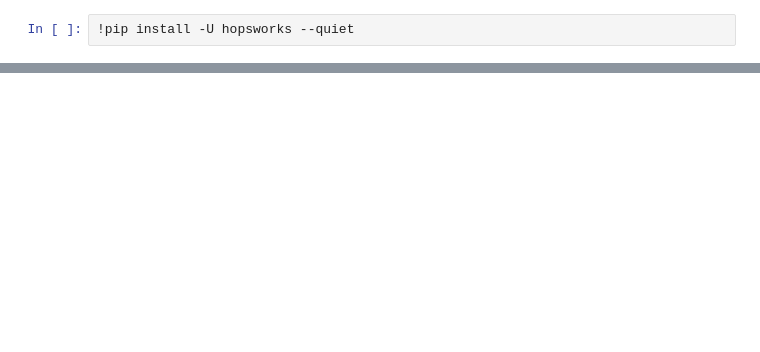
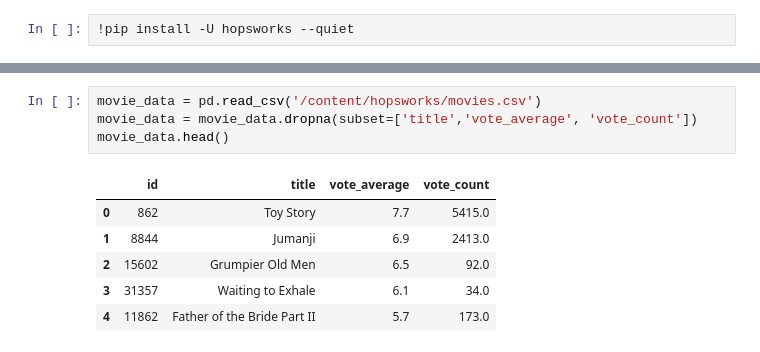
Before and after one commit to karellen-kim/training-feature-store, a Jupyter notebook: hopsworks_quickstart.ipynb, the cells around one changed output, grey strips where cells are left out. Saved outputs shown, nothing was run; the diff lists cells and outputs as text; blank space fills up the shorter version.

```diff
--- a/hopsworks_quickstart.ipynb
+++ b/hopsworks_quickstart.ipynb
@@ -19 +46,12 @@ Connected. Call `.close()` to terminate connection gracefully.
+# %%
+movie_data = pd.read_csv('/content/hopsworks/movies.csv')
+movie_data = movie_data.dropna(subset=['title','vote_average', 'vote_count'])
+movie_data.head()
+# %% [output]
+|  | id | title | vote_average | vote_count |
+| 0 | 862 | Toy Story | 7.7 | 5415.0 |
+| 1 | 8844 | Jumanji | 6.9 | 2413.0 |
+| 2 | 15602 | Grumpier Old Men | 6.5 | 92.0 |
+| 3 | 31357 | Waiting to Exhale | 6.1 | 34.0 |
+| 4 | 11862 | Father of the Bride Part II | 5.7 | 173.0 |
 # %%
```
Also changed, not shown: parts of 9 cells of this notebook.
